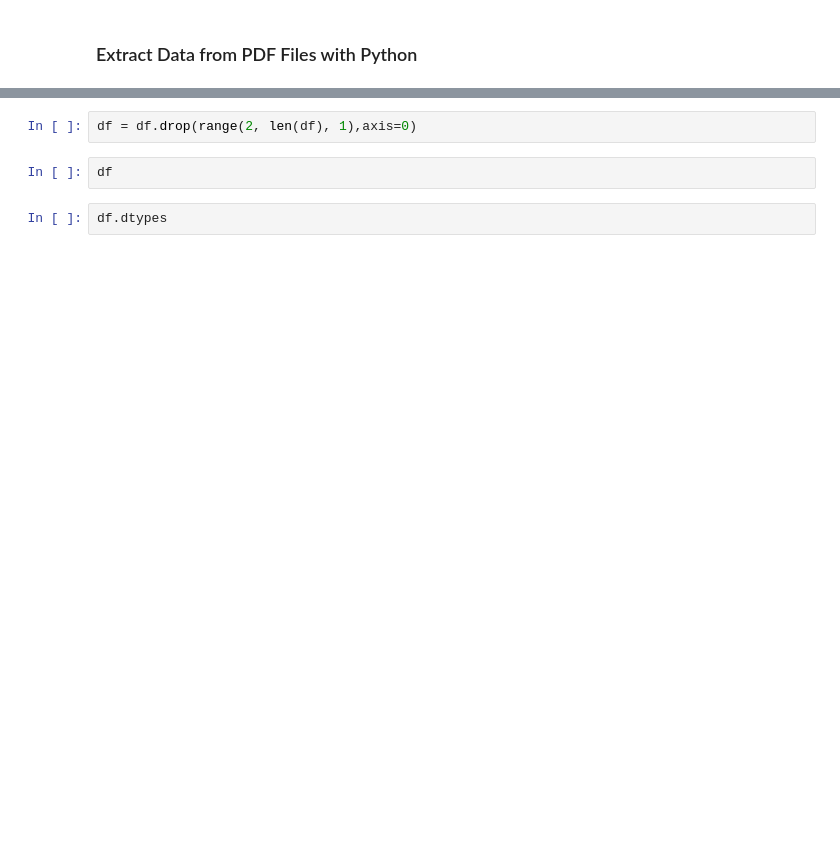
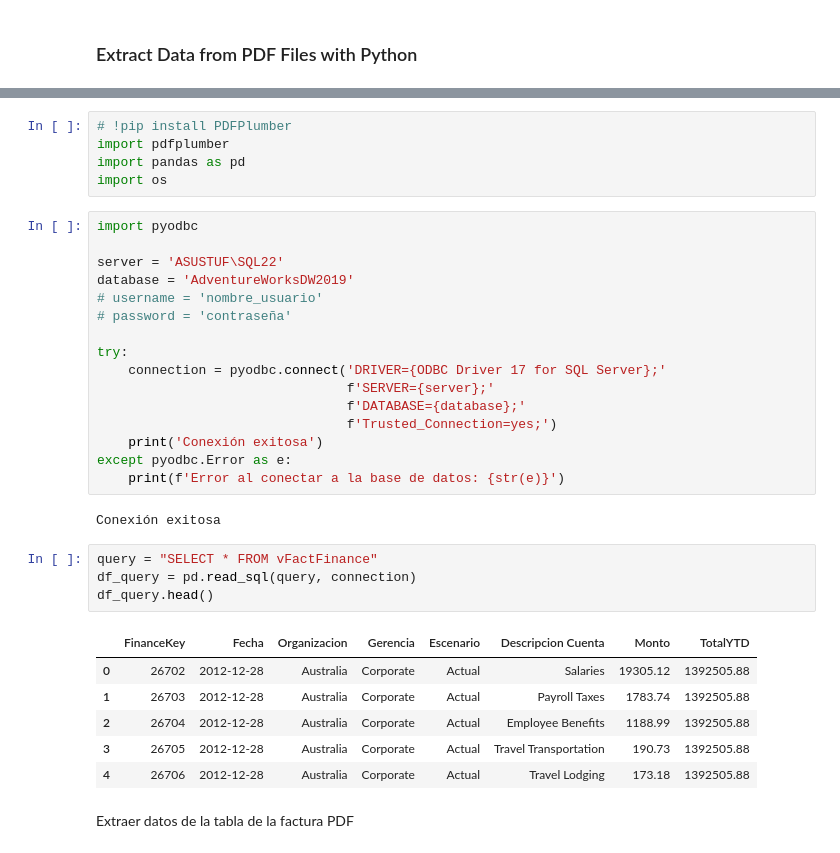
Before and after one commit to rofigueredo/PythonAnalysis, a Jupyter notebook: Files manage/ETL_fact.ipynb, the cells around one changed output, grey strips where cells are left out. Drawn from its saved outputs; the diff is of its cells as text; blank space fills up the shorter version.

```diff
--- a/Files manage/ETL_fact.ipynb
+++ b/Files manage/ETL_fact.ipynb
@@ -270,6 +3,36 @@ df
-# %%
-df = df.drop(range(2, len(df), 1),axis=0)
-# %%
-df
-# %%
-df.dtypes
+# %%
+# !pip install PDFPlumber
+import pdfplumber
+import pandas as pd
+import os
+# %%
+import pyodbc
+
+server = 'ASUSTUF\SQL22'
+database = 'AdventureWorksDW2019'
+# username = 'nombre_usuario'
+# password = 'contraseña'
+
+try:
+    connection = pyodbc.connect('DRIVER={ODBC Driver 17 for SQL Server};'
+                                f'SERVER={server};'
+                                f'DATABASE={database};'
+                                f'Trusted_Connection=yes;')
+    print('Conexión exitosa')
+except pyodbc.Error as e:
+    print(f'Error al conectar a la base de datos: {str(e)}')
+# %% [output]
+Conexión exitosa
+# %%
+query = "SELECT * FROM vFactFinance"
+df_query = pd.read_sql(query, connection)
+df_query.head()
+# %% [output]
+|  | FinanceKey | Fecha | Organizacion | Gerencia | Escenario | Descripcion Cuenta | Monto | TotalYTD |
+| 0 | 26702 | 2012-12-28 | Australia | Corporate | Actual | Salaries | 19305.12 | 1392505.88 |
+| 1 | 26703 | 2012-12-28 | Australia | Corporate | Actual | Payroll Taxes | 1783.74 | 1392505.88 |
+| 2 | 26704 | 2012-12-28 | Australia | Corporate | Actual | Employee Benefits | 1188.99 | 1392505.88 |
+| 3 | 26705 | 2012-12-28 | Australia | Corporate | Actual | Travel Transportation | 190.73 | 1392505.88 |
+| 4 | 26706 | 2012-12-28 | Australia | Corporate | Actual | Travel Lodging | 173.18 | 1392505.88 |
+# %% [markdown]
+Extraer datos de la tabla de la factura PDF
```
Also changed, not shown: parts of 41 cells of this notebook.
